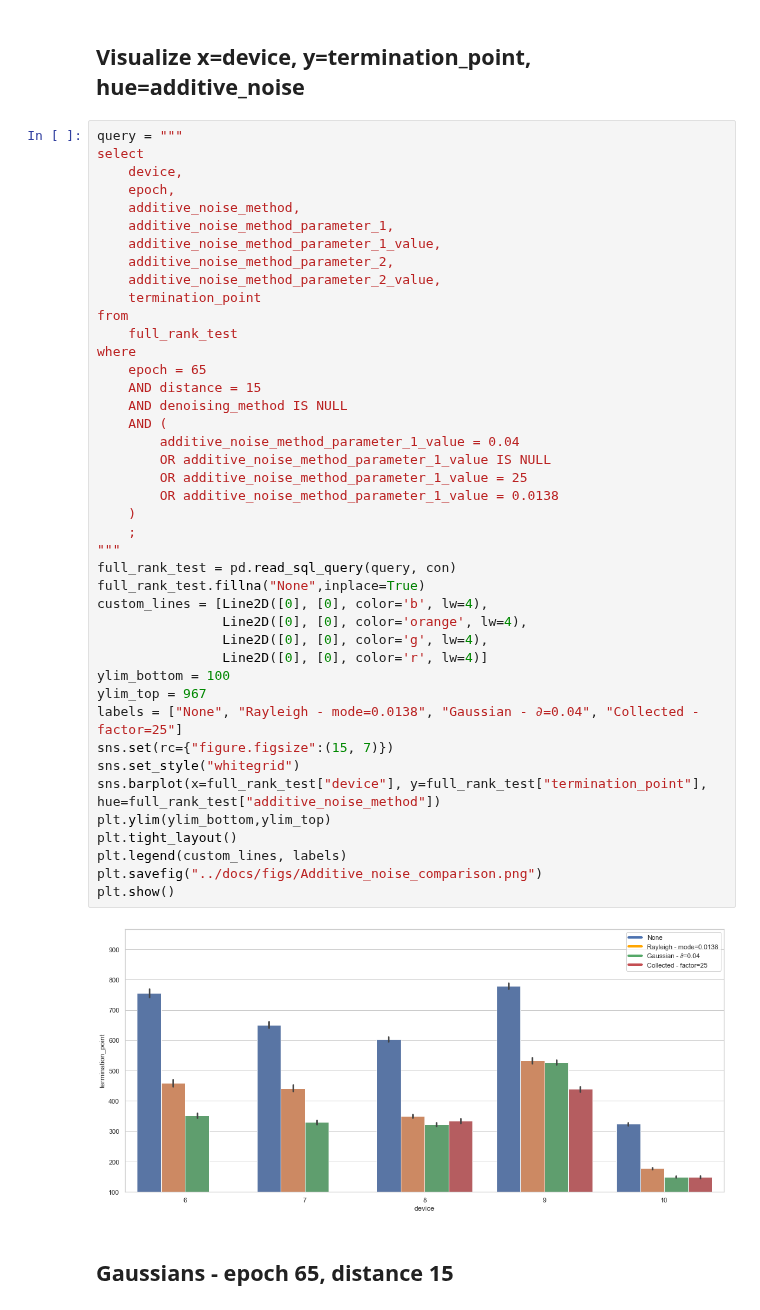
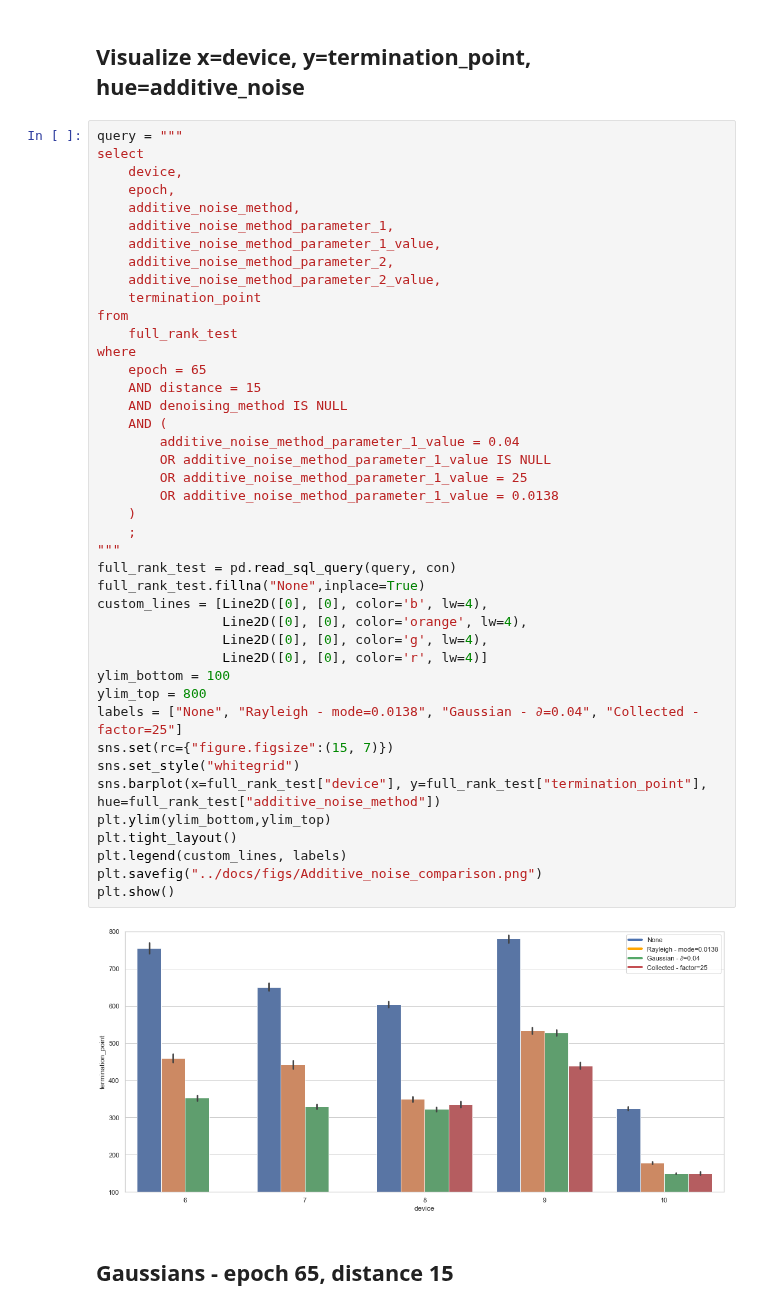
Before and after one commit to axelzedigh/MasterThesisResults, a Jupyter notebook: notebooks/Database_visualizations.ipynb, the cells around one changed output. Drawn from its saved outputs; the diff is of its cells as text.

```diff
--- a/notebooks/Database_visualizations.ipynb
+++ b/notebooks/Database_visualizations.ipynb
@@ -53,35 +52,35 @@ from
     full_rank_test
 where
     epoch = 65
     AND distance = 15
     AND denoising_method IS NULL
     AND (
         additive_noise_method_parameter_1_value = 0.04
         OR additive_noise_method_parameter_1_value IS NULL
         OR additive_noise_method_parameter_1_value = 25
         OR additive_noise_method_parameter_1_value = 0.0138
     )
     ;
 """
 full_rank_test = pd.read_sql_query(query, con)
 full_rank_test.fillna("None",inplace=True)
 custom_lines = [Line2D([0], [0], color='b', lw=4),
                 Line2D([0], [0], color='orange', lw=4),
                 Line2D([0], [0], color='g', lw=4),
                 Line2D([0], [0], color='r', lw=4)]
 ylim_bottom = 100
-ylim_top = 967
+ylim_top = 800
 labels = ["None", "Rayleigh - mode=0.0138", "Gaussian - ∂=0.04", "Collected - factor=25"]
 sns.set(rc={"figure.figsize":(15, 7)})
 sns.set_style("whitegrid")
 sns.barplot(x=full_rank_test["device"], y=full_rank_test["termination_point"], hue=full_rank_test["additive_noise_method"])
 plt.ylim(ylim_bottom,ylim_top)
 plt.tight_layout()
 plt.legend(custom_lines, labels)
 plt.savefig("../docs/figs/Additive_noise_comparison.png")
 plt.show()
 # %% [output]
-[figure, old version]
+[figure, new version]
 # %% [markdown]
 ## Gaussians - epoch 65, distance 15
 # %%
```
Also changed, not shown: parts of 12 cells of this notebook, 16 other files.
